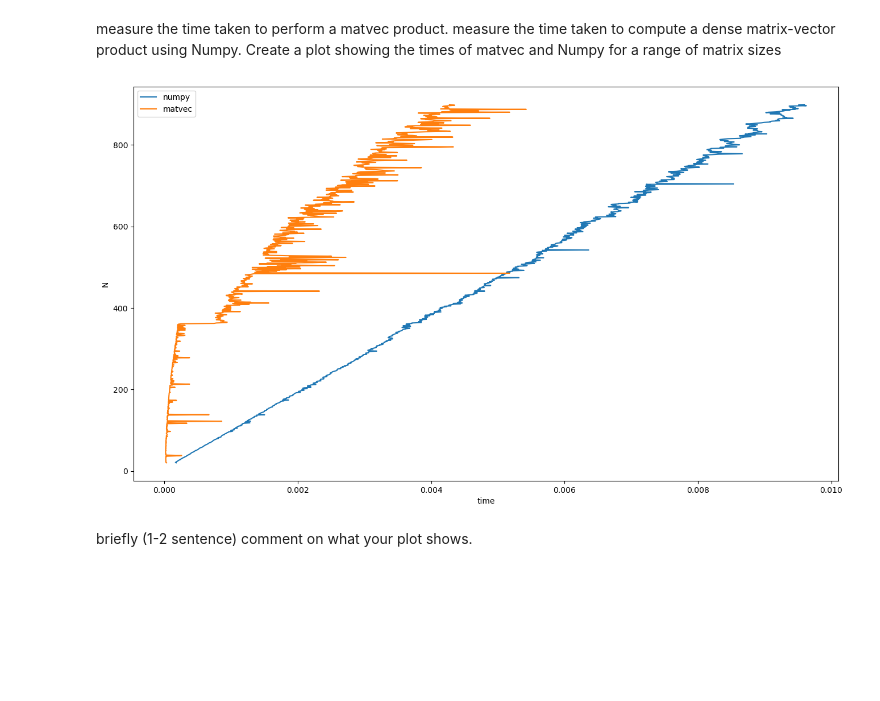
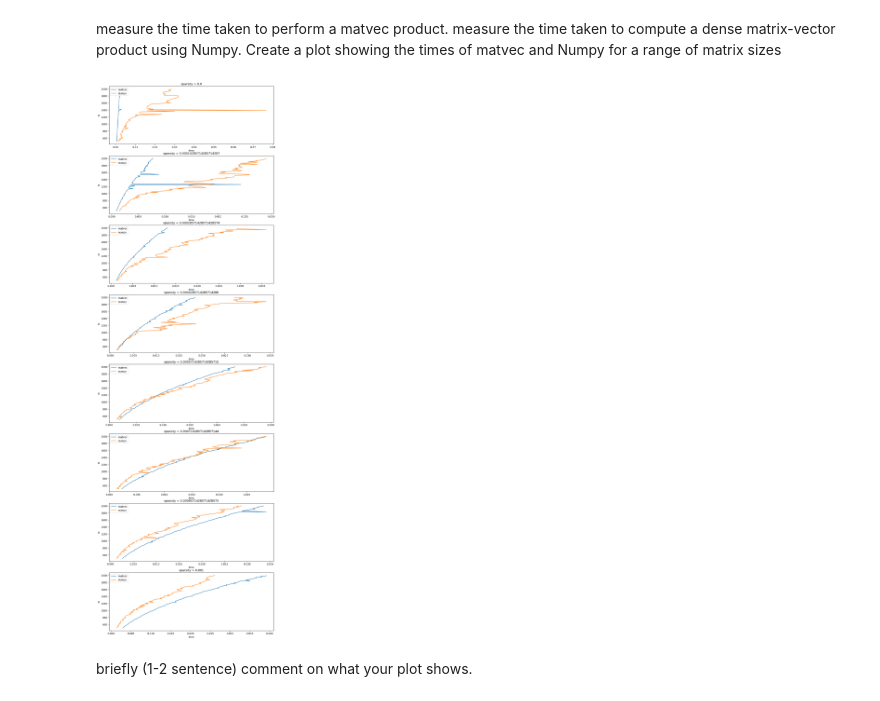
Before and after one commit to YRYoung/HPC, a Jupyter notebook: Assigenment/Assignment_3.ipynb, the cells around one changed output. Cells and saved outputs as stored; diff of their text form; code cells hidden in the pictures; blank space fills up the shorter version.

```diff
--- a/Assigenment/Assignment_3.ipynb
+++ b/Assigenment/Assignment_3.ipynb
@@ -153,8 +186,8 @@ def generate_random_coo(N, nnz):
 
 
 def test_add(N):
-    COO_mat1 = generate_random_coo(N, N - 4)
-    COO_mat2 = generate_random_coo(N, N - 2)
+    COO_mat1 = generate_random_coo(N, np.random.randint(0, N * N))
+    COO_mat2 = generate_random_coo(N, np.random.randint(0, N * N))
     my_mat1 = CSRMatrix(COO_mat1)
     my_mat2 = CSRMatrix(COO_mat2)
     my_result = my_mat2 + my_mat1
@@ -169,7 +202,7 @@ def test_add(N):
 
 
 def test_product(N):
-    COO_mat1 = generate_random_coo(N, N - 4)
+    COO_mat1 = generate_random_coo(N, np.random.randint(0, N * N))
     my_mat1 = CSRMatrix(COO_mat1)
 
     vector = np.random.random(N)
@@ -182,7 +215,7 @@ def test_product(N):
     assert np.allclose(array_result, my_result)
 
 
-for N in trange(10, 500):
+for N in trange(10, 100):
     test_add(N)
     test_product(N)
 
@@ -196,37 +229,39 @@ Create a plot showing the times of matvec and Numpy for a range of matrix sizes
 # %%
 
 
 def try_product():
-    times0 = []
-    times1 = []
+    Sparsities = np.linspace(0, 0.001, 8)
+    Ns = np.linspace(500, 2000, 100, dtype=np.int32)
 
-    Ns = range(20, 900)
+    times0 = np.zeros([Sparsities.size, len(Ns)])
+    times1 = np.zeros([Sparsities.size, len(Ns)])
     repeat = 4
+    fig = plt.figure(figsize=(12, 40))
+    for i, sparsity in enumerate(tqdm(Sparsities)):
+        for j, N in enumerate(Ns):
+            COO_mat1 = generate_random_coo(N, int(N * N * sparsity))
+            nparray_1 = COO_mat1.toarray()
+            my_mat1 = CSRMatrix(COO_mat1)
+            vector = np.random.random(N)
 
-    for N in tqdm(Ns):
-        COO_mat1 = generate_random_coo(N, N - 10)
-        nparray_1 = COO_mat1.toarray()
-        my_mat1 = CSRMatrix(COO_mat1)
-        vector = np.random.random(N)
+            t = timeit.Timer(lambda: my_mat1 * vector).timeit(repeat)
+            times0[i, j] = np.min(t)
+            t = timeit.Timer(lambda: np.matmul(nparray_1, vector)).timeit(repeat)
+            times1[i, j] = np.min(t)
 
-        t = timeit.Timer(lambda: my_mat1 * vector).timeit(repeat)
-        times0.append(np.min(t))
-        t = timeit.Timer(lambda: np.matmul(nparray_1, vector)).timeit(repeat)
-        times1.append(np.min(t))
-
-    plt.figure(figsize=(16, 9))
-    p0, = plt.plot(times0, Ns)
-    p1, = plt.plot(times1, Ns)
-
-    plt.legend([p0, p1], ["numpy", 'matvec'], loc='upper left')
-    plt.xlabel('time')
-    plt.ylabel('N')
+        plt.subplot(Sparsities.size, 1, i + 1)
+        p0, = plt.plot(times0[i, :], Ns)
+        p1, = plt.plot(times1[i, :], Ns)
+        plt.title('sparsity = {}'.format(sparsity))
+        plt.legend([p0, p1], ['matvec', "numpy"], loc='upper left')
+        plt.xlabel('time')
+        plt.ylabel('N')
     plt.show()
 
 
 try_product()
 # %% [output]
-[figure, old version]
+[figure, new version]
 # %% [markdown]
 briefly (1-2 sentence) comment on what your plot shows.
 # %% [markdown]
```
Also changed, not shown: parts of 2 cells of this notebook.
